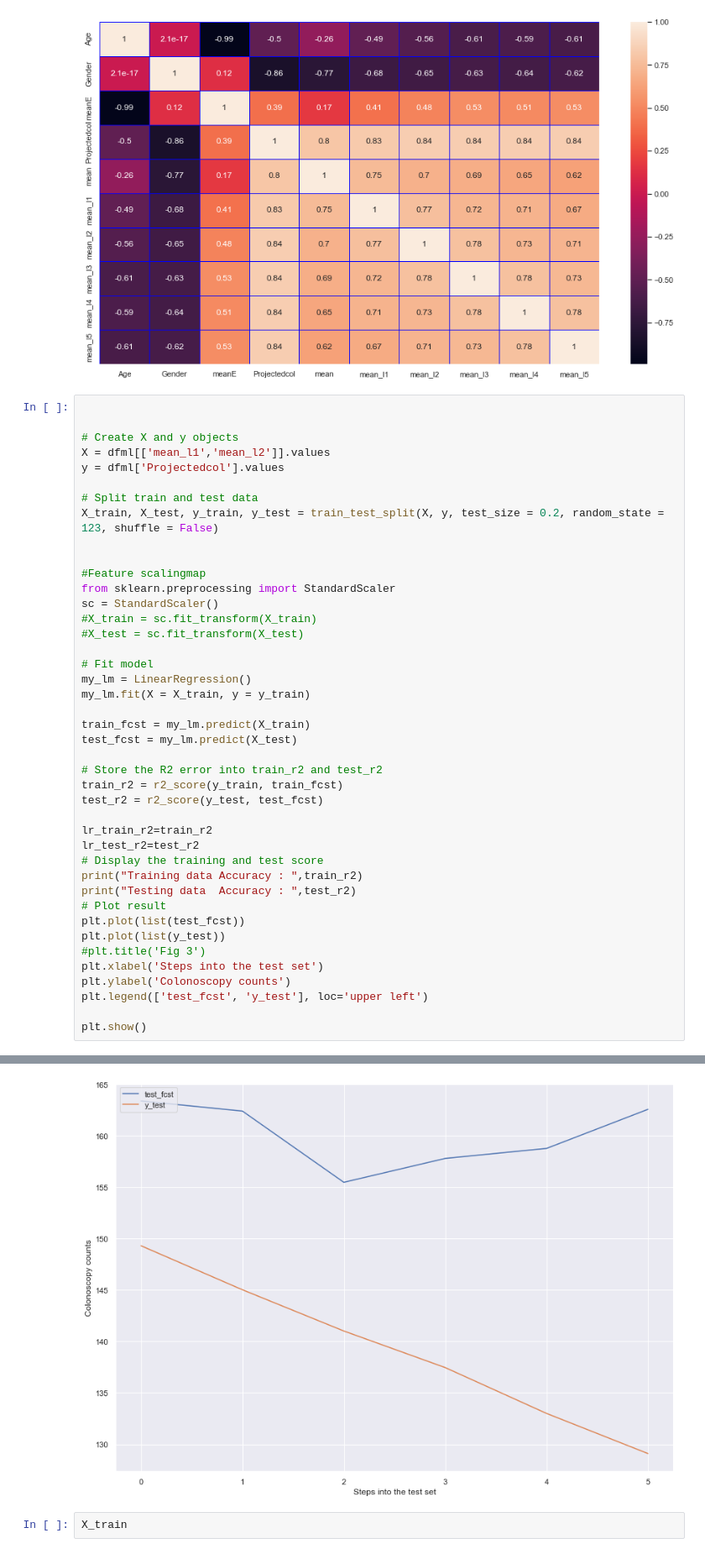
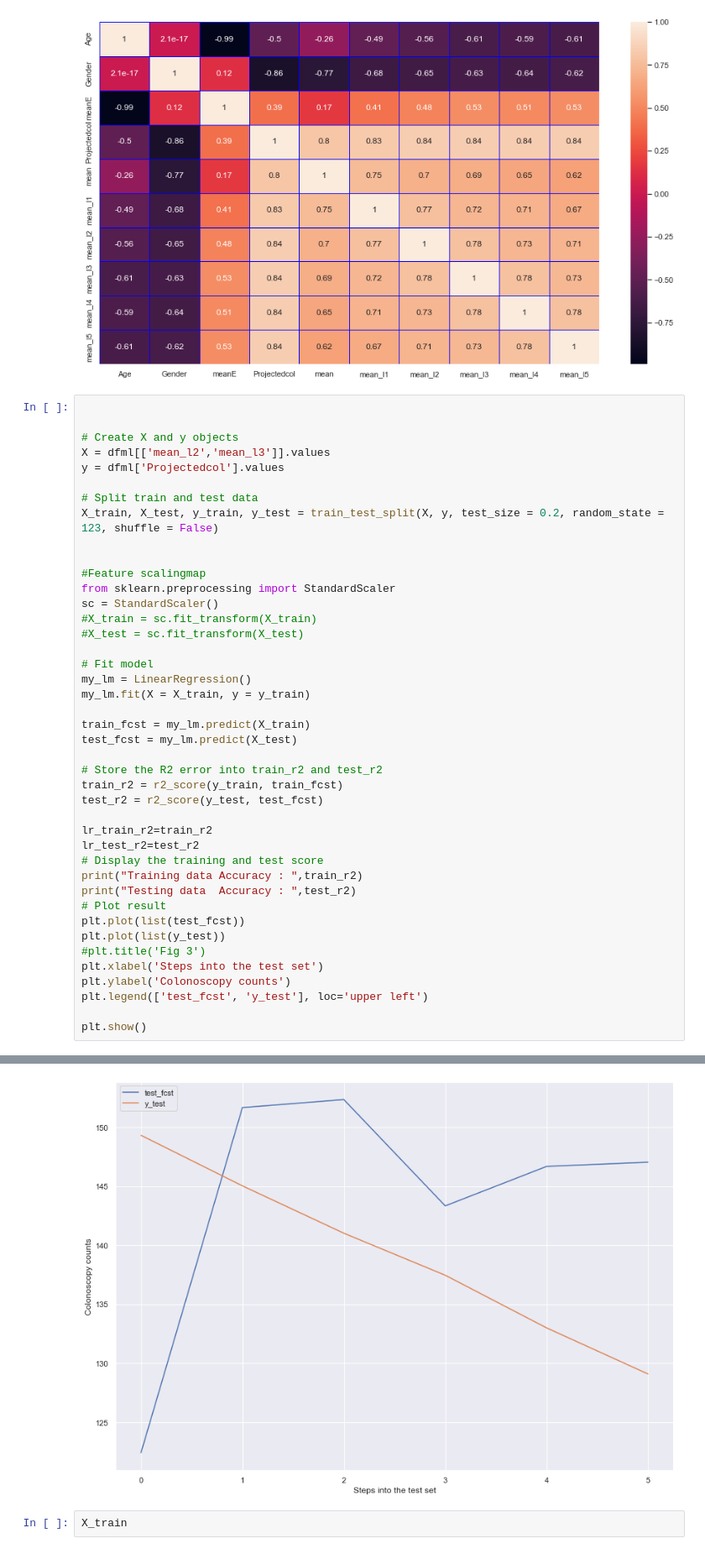
Before and after one commit to raku43/MScDACapstone, a Jupyter notebook: MScDA_Capstone.ipynb, the cells around one changed output, grey strips where cells are left out. Shown at 84% size. Saved outputs shown, nothing was run; the diff lists cells and outputs as text.

```diff
--- a/MScDA_Capstone.ipynb
+++ b/MScDA_Capstone.ipynb
@@ -2245,7 +2245,7 @@ sns.heatmap(correlation,annot=True,linecolor="blue",lw=0.5)
 
 
 # Create X and y objects
-X = dfml[['mean_l1','mean_l2']].values
+X = dfml[['mean_l2','mean_l3']].values
 y = dfml['Projectedcol'].values
 
 # Split train and test data
@@ -2289,4 +2289,4 @@ Testing data  Accuracy :  -9.27782899093964
-[figure, old version]
+[figure, new version]
 # %%
 X_train
 # %% [output]
```
Also changed, not shown: parts of 27 cells of this notebook.
